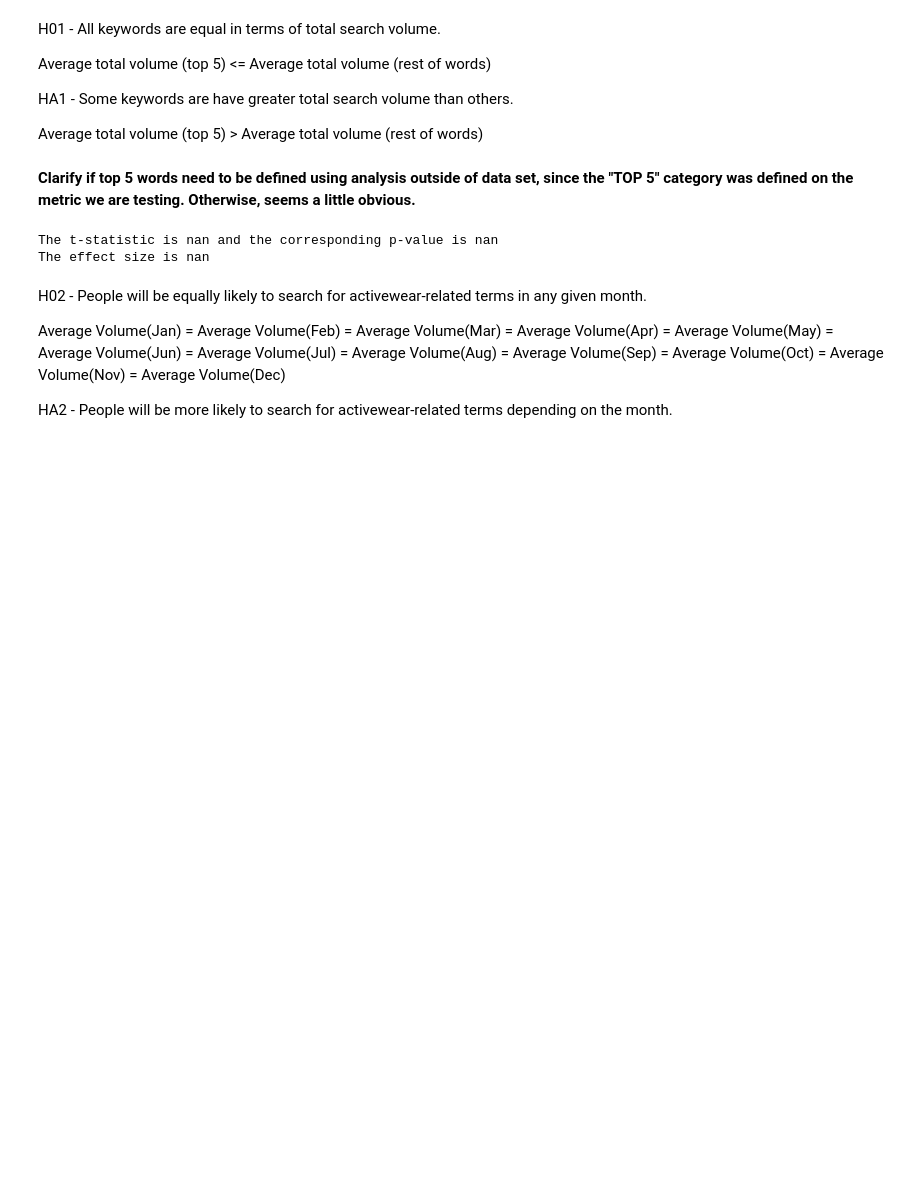
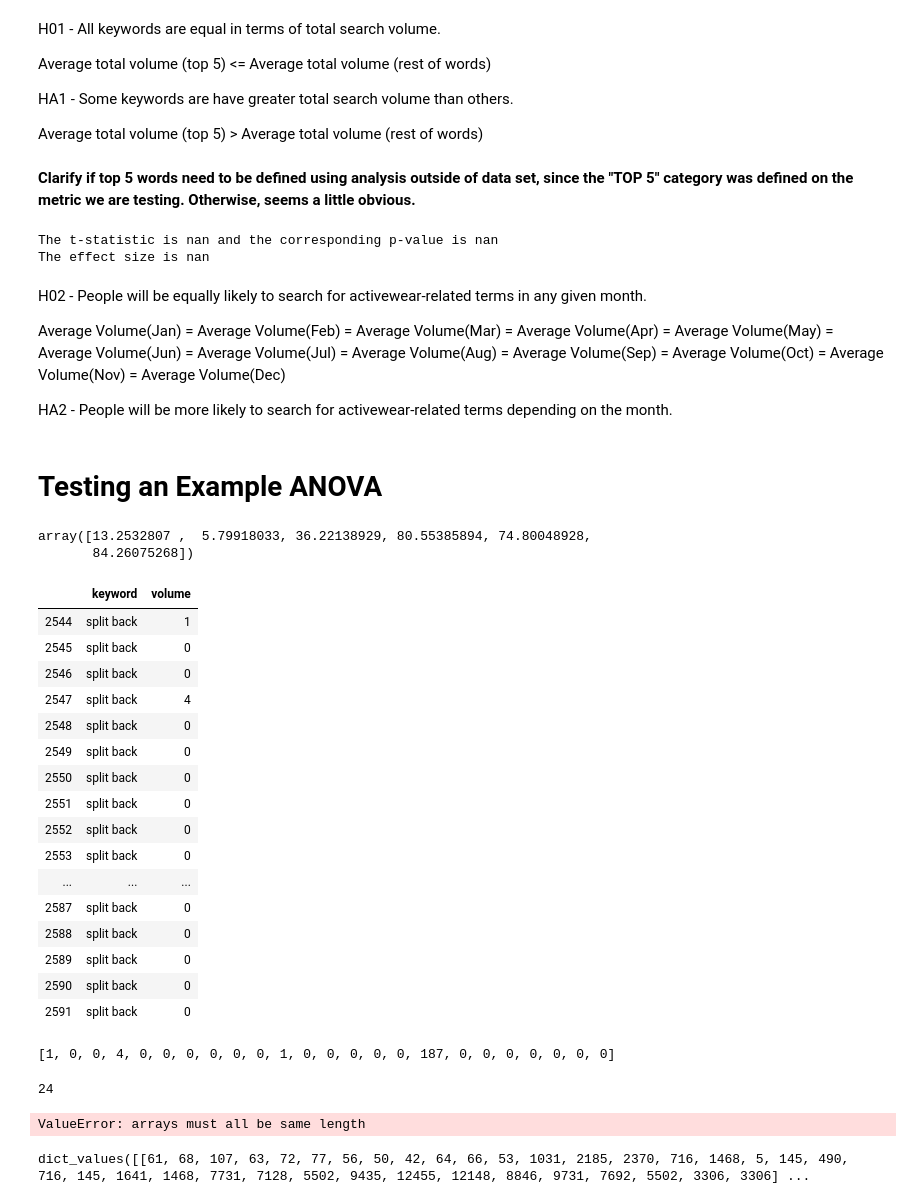
Before and after one commit to alexwcheng/athleisure-advertising, a Jupyter notebook: data_cleaning.ipynb, the cells around one changed output. Cells and saved outputs as stored; diff of their text form; code cells hidden in the pictures; blank space fills up the shorter version.

```diff
--- a/data_cleaning.ipynb
+++ b/data_cleaning.ipynb
@@ -586,3 +586,10 @@ H02 - People will be equally likely to search for activewear-related terms in an
 Average Volume(Jan) = Average Volume(Feb) = Average Volume(Mar) = Average Volume(Apr) = Average Volume(May) = Average Volume(Jun) = Average Volume(Jul) = Average Volume(Aug) = Average Volume(Sep) = Average Volume(Oct) = Average Volume(Nov) = Average Volume(Dec)
 
 HA2 - People will be more likely to search for activewear-related terms depending on the month.
+# %% [markdown]
+# Testing an Example ANOVA
+# %%
+np.random.rand(6)*100
+# %% [output]
+array([13.2532807 ,  5.79918033, 36.22138929, 80.55385894, 74.80048928,
+       84.26075268])
@@ -588,0 +602,24 @@ HA2 - People will be more likely to search for activewear-related terms dependin
+# %%
+athleisure_df.loc[athleisure_df.keyword == 'split back', ['keyword','volume']]
+# %% [output]
+|  | keyword | volume |
+| 2544 | split back | 1 |
+| 2545 | split back | 0 |
+| 2546 | split back | 0 |
+| 2547 | split back | 4 |
+| 2548 | split back | 0 |
+| 2549 | split back | 0 |
+| 2550 | split back | 0 |
+| 2551 | split back | 0 |
+| 2552 | split back | 0 |
+| 2553 | split back | 0 |
+| ... | ... | ... |
+| 2587 | split back | 0 |
+| 2588 | split back | 0 |
+| 2589 | split back | 0 |
+| 2590 | split back | 0 |
+| 2591 | split back | 0 |
+# %%
+values[-1]
+# %% [output]
+[1, 0, 0, 4, 0, 0, 0, 0, 0, 0, 1, 0, 0, 0, 0, 0, 187, 0, 0, 0, 0, 0, 0, 0]
@@ -588,0 +628,13 @@ HA2 - People will be more likely to search for activewear-related terms dependin
+# %%
+len(data['crew neck'])
+# %% [output]
+24
+# %%
+df= pd.DataFrame.from_dict(data)
+df
+# %% [output]
+ValueError: arrays must all be same length
+# %%
+data.values()
+# %% [output]
+dict_values([[61, 68, 107, 63, 72, 77, 56, 50, 42, 64, 66, 53, 1031, 2185, 2370, 716, 1468, 5, 145, 490, 716, 145, 1641, 1468, 7731, 7128, 5502, 9435, 12455, 12148, 8846, 9731, 7692, 5502, 3306, 3306] ...
```
Also changed, not shown: parts of 17 cells of this notebook.
